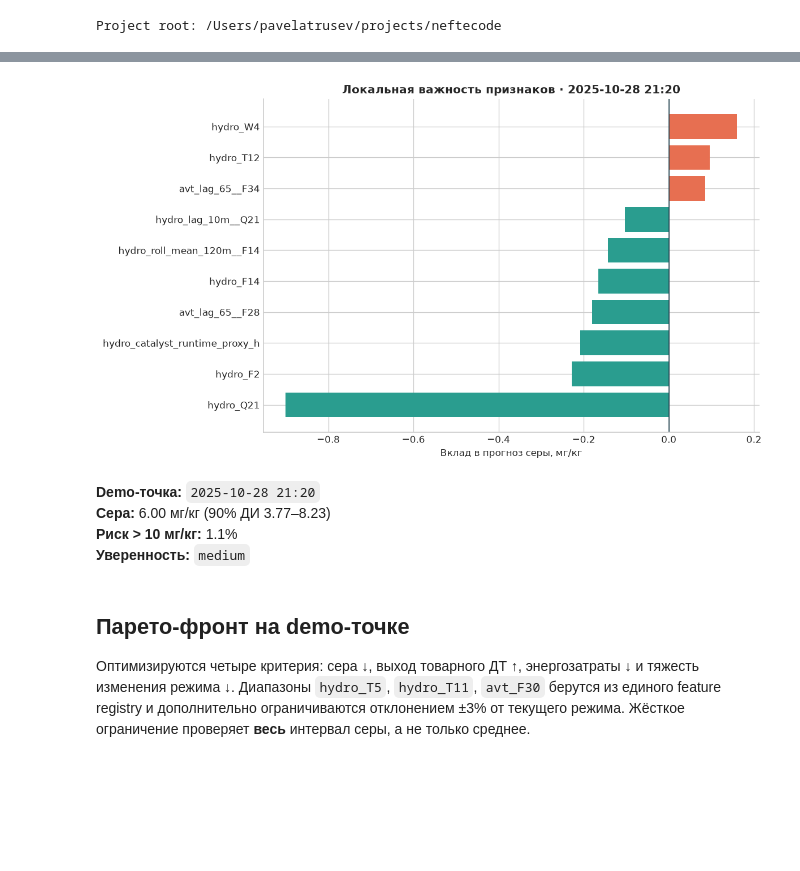
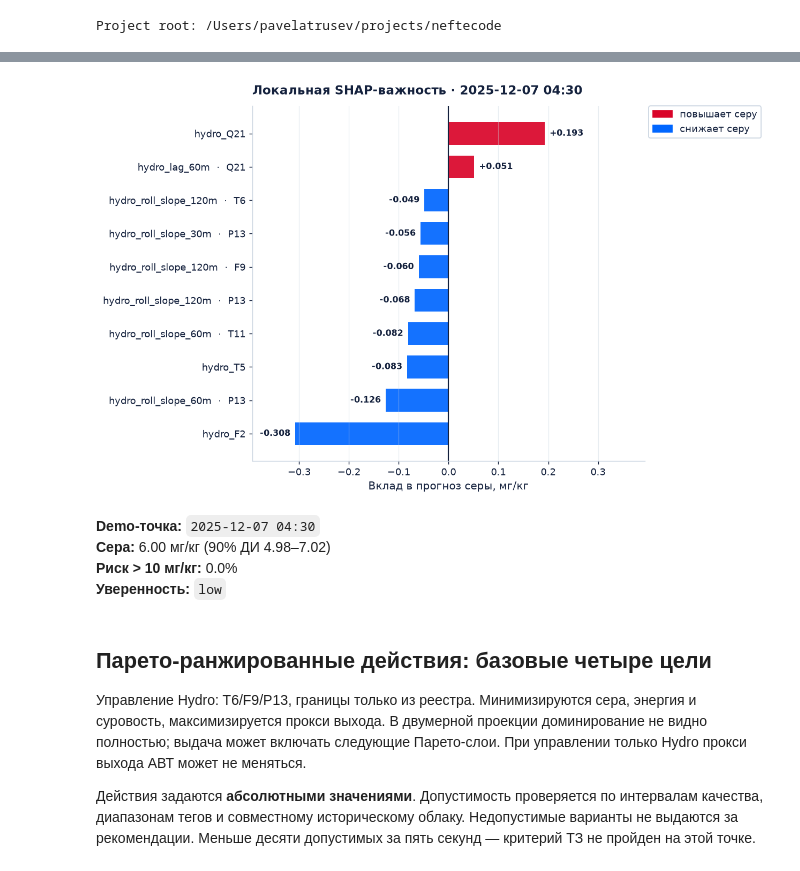
Before and after one commit to Zzzpize/neftecode, a Jupyter notebook: notebooks/ml_report.ipynb, the cells around one changed output, grey strips where cells are left out. Drawn from its saved outputs; the diff is of its cells as text; code cells hidden in the pictures; blank space fills up the shorter version.

```diff
--- a/notebooks/ml_report.ipynb
+++ b/notebooks/ml_report.ipynb
@@ -195,6 +247,10 @@ for model_name in ("quality_avt", "quality_hydro"):
             "model": model_name.removeprefix("quality_"),
             "target": target,
             "n": values.get("n_samples"),
+            "n_train": values.get("training_samples"),
+            "baseline kind": values.get("baseline_kind", "—"),
+            "ML enabled": values.get("ml_enabled"),
+            "status": values.get("model_status", "—"),
             "MAE": values.get("mae"),
             "RMSE": values.get("rmse"),
             "coverage 90%": values.get("coverage_90"),
@@ -214,4 +270,8 @@ display(
     })
     .background_gradient(subset=["MAE"], cmap="Blues_r")
 )
+print("Независимый контроль серы по ЛИМС точки 2:")
+display(pd.DataFrame(metrics_report.get("quality_hydro_lims_reference", {})).T)
+display(acceptance_table(metrics_report))
+print("Замена ВАК train-медианой — отступление от буквального критерия сравнения с ВАК.")
 # %% [output]
@@ -235,12 +318,12 @@ fig, ax = plt.subplots(figsize=(12, 6.2))
 ax.axvspan(0.85, 0.95, color=PALETTE["green"], alpha=0.10, zorder=0)
 ax.axvline(0.90, color=PALETTE["ink"], linewidth=1.5, linestyle=(0, (4, 3)), zorder=1)
 y = np.arange(len(coverage))
-ax.hlines(y, 0.82, coverage["coverage 90%"], color=PALETTE["grid"], linewidth=2.0, zorder=1)
+ax.hlines(y, 0.0, coverage["coverage 90%"], color=PALETTE["grid"], linewidth=2.0, zorder=1)
 ax.scatter(coverage["coverage 90%"], y, s=115, c=point_colors, edgecolor="white", linewidth=1.3, zorder=3)
 for row_y, value in zip(y, coverage["coverage 90%"]):
     ax.annotate(f"{value:.1%}", (value, row_y), xytext=(10, 0), textcoords="offset points", va="center", fontweight="bold", color=PALETTE["ink"])
 ax.set_yticks(y, coverage["label"])
-ax.set_xlim(0.82, 0.985)
+ax.set_xlim(0.0, 1.08)
 ax.set_xlabel("Доля фактов внутри 90%-интервала")
 ax.set_title("Coverage прогнозных интервалов · финальный test", loc="left")
 ax.grid(axis="x"); ax.grid(axis="y", visible=False)
@@ -385,59 +429,71 @@ plt.show()
 # %%
 sulfur_candidates = sulfur.loc[
     sulfur["high"].le(9.0)
 ].copy()
 if sulfur_candidates.empty:
     sulfur_candidates = sulfur.nsmallest(min(100, len(sulfur)), "high")
 
 sulfur_candidates["distance_to_demo"] = (sulfur_candidates["prediction"] - 6.0).abs()
 demo_row = None
 for candidate in sulfur_candidates.sort_values("distance_to_demo").itertuples():
     proposed = periods["test"].iloc[[int(candidate.source_position)]].copy()
     if proposed[demo_control_tags].apply(pd.to_numeric, errors="coerce").notna().all(axis=None):
-        demo_row = proposed
+        demo_row = inference_frame(proposed).reset_index(drop=True)
         break
 if demo_row is None:
     raise RuntimeError("Не найдена test-точка с заполненными управляемыми тегами")
 
+# Прогрев реальной прошлой историей для serving-калибровки; без будущих строк.
+if quality_hydro.artifact.get("sulfur_online"):
+    position = int(candidate.source_position)
+    history_rows = inference_frame(periods["test"].iloc[max(0, position - 90):position])
+    for i in range(len(history_rows)):
+        quality_hydro.predict(history_rows.iloc[[i]])
 demo_prediction = quality_hydro.predict(demo_row)
 explanation = quality_hydro.explain(demo_row)
 shap_table = pd.DataFrame(explanation.top_features, columns=["feature", "SHAP"])
 shap_table = shap_table.sort_values("SHAP")
 
-colors = np.where(shap_table["SHAP"] >= 0, PALETTE["red"], PALETTE["blue"])
-feature_labels = [name.replace("__", "  ·  ") for name in shap_table["feature"]]
-fig, ax = plt.subplots(figsize=(12, 6.8))
-bars = ax.barh(feature_labels, shap_table["SHAP"], color=colors, height=0.68, alpha=0.92)
-ax.axvline(0, color=PALETTE["ink"], linewidth=1.2)
-max_abs_shap = max(float(shap_table["SHAP"].abs().max()), 1e-9)
-for bar, value in zip(bars, shap_table["SHAP"]):
-    offset = 5 if value >= 0 else -5
-    ax.annotate(f"{value:+.3f}", (value, bar.get_y() + bar.get_height() / 2), xytext=(offset, 0), textcoords="offset points", va="center", ha="left" if value >= 0 else "right", fontsize=9, fontweight="bold")
-ax.set_xlim(-1.28 * max_abs_shap, 1.28 * max_abs_shap)
-ax.set_xlabel("Вклад в прогноз серы, мг/кг")
-ax.set_title(f"Локальная SHAP-важность · {demo_row.iloc[0]['date']:%Y-%m-%d %H:%M}", loc="left")
-ax.grid(axis="x"); ax.grid(axis="y", visible=False)
-ax.legend(handles=[Patch(color=PALETTE["red"], label="повышает серу"), Patch(color=PALETTE["blue"], label="снижает серу")], loc="upper left", bbox_to_anchor=(1.01, 1.0), borderaxespad=0)
-fig.subplots_adjust(left=0.32, right=0.79, top=0.89, bottom=0.14)
-plt.show()
+if shap_table.empty:
+    print("Residual ML отключён или SHAP недоступен; вымышленные вклады не строятся.")
+else:
+    colors = np.where(shap_table["SHAP"] >= 0, PALETTE["red"], PALETTE["blue"])
+    feature_labels = [name.replace("__", "  ·  ") for name in shap_table["feature"]]
+    fig, ax = plt.subplots(figsize=(12, 6.8))
+    bars = ax.barh(feature_labels, shap_table["SHAP"], color=colors, height=0.68, alpha=0.92)
+    ax.axvline(0, color=PALETTE["ink"], linewidth=1.2)
+    max_abs_shap = max(float(shap_table["SHAP"].abs().max()), 1e-9)
+    for bar, value in zip(bars, shap_table["SHAP"]):
+        offset = 5 if value >= 0 else -5
+        ax.annotate(f"{value:+.3f}", (value, bar.get_y() + bar.get_height() / 2), xytext=(offset, 0), textcoords="offset points", va="center", ha="left" if value >= 0 else "right", fontsize=9, fontweight="bold")
+    ax.set_xlim(-1.28 * max_abs_shap, 1.28 * max_abs_shap)
+    ax.set_xlabel("Вклад в прогноз серы, мг/кг")
+    ax.set_title(f"Локальная SHAP-важность · {demo_row.iloc[0]['date']:%Y-%m-%d %H:%M}", loc="left")
+    ax.grid(axis="x"); ax.grid(axis="y", visible=False)
+    ax.legend(handles=[Patch(color=PALETTE["red"], label="повышает серу"), Patch(color=PALETTE["blue"], label="снижает серу")], loc="upper left", bbox_to_anchor=(1.01, 1.0), borderaxespad=0)
+    fig.subplots_adjust(left=0.32, right=0.79, top=0.89, bottom=0.14)
+    plt.show()
+
 
 interval = demo_prediction.predictions["sulfur_ppm"]
 display(Markdown(
     f"**Demo-точка:** `{demo_row.iloc[0]['date']:%Y-%m-%d %H:%M}`  \n"
     f"**Сера:** {interval.mean:.2f} мг/кг (90% ДИ {interval.low:.2f}–{interval.high:.2f})  \n"
     f"**Риск > 10 мг/кг:** {demo_prediction.spec_risk['sulfur_over_10']:.1%}  \n"
     f"**Уверенность:** `{demo_prediction.confidence}`"
 ))
 # %% [output]
-[figure, old version]
+[figure, new version]
-**Demo-точка:** `2025-10-28 21:20`
-**Сера:** 6.00 мг/кг (90% ДИ 3.77–8.23)
-**Риск > 10 мг/кг:** 1.1%
-**Уверенность:** `medium`
+**Demo-точка:** `2025-12-07 04:30`
+**Сера:** 6.00 мг/кг (90% ДИ 4.98–7.02)
+**Риск > 10 мг/кг:** 0.0%
+**Уверенность:** `low`
 # %% [markdown]
-## Парето-фронт на demo-точке
+## Парето-ранжированные действия: базовые четыре цели
 
-Оптимизируются четыре критерия: сера ↓, выход товарного ДТ ↑, энергозатраты ↓ и тяжесть изменения режима ↓. Диапазоны `hydro_T5`, `hydro_T11`, `avt_F30` берутся из единого feature registry и дополнительно ограничиваются отклонением ±3% от текущего режима. Жёсткое ограничение проверяет **весь** интервал серы, а не только среднее.
+Управление Hydro: T6/F9/P13, границы только из реестра. Минимизируются сера, энергия и суровость, максимизируется прокси выхода. В двумерной проекции доминирование не видно полностью; выдача может включать следующие Парето-слои. При управлении только Hydro прокси выхода АВТ может не меняться.
+
+Действия задаются **абсолютными значениями**. Допустимость проверяется по интервалам качества, диапазонам тегов и совместному историческому облаку. Недопустимые варианты не выдаются за рекомендации. Меньше десяти допустимых за пять секунд — критерий ТЗ не пройден на этой точке.
 # %%
 optimizer = ParetoOptimizer(
     quality_avt=quality_avt,
```
Also changed, not shown: parts of 23 cells of this notebook, 31 other files.
